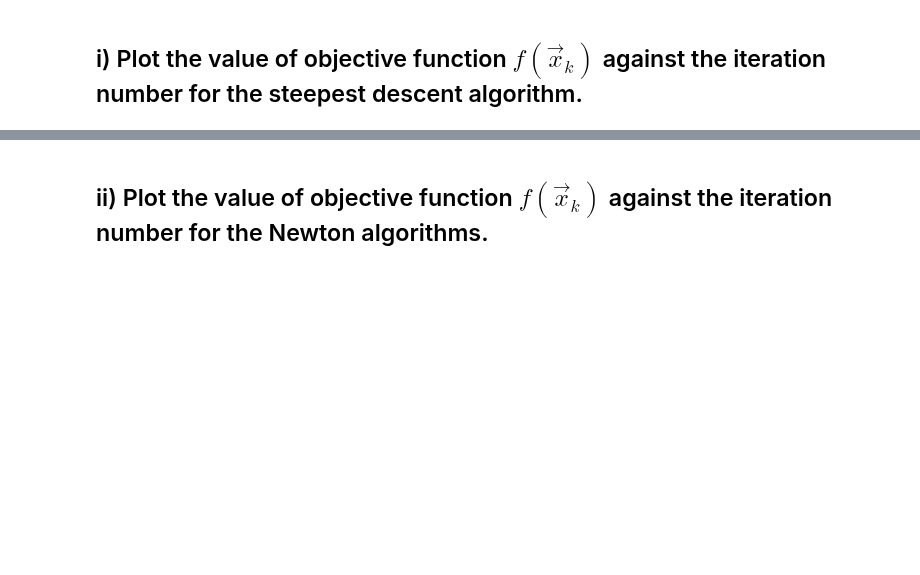
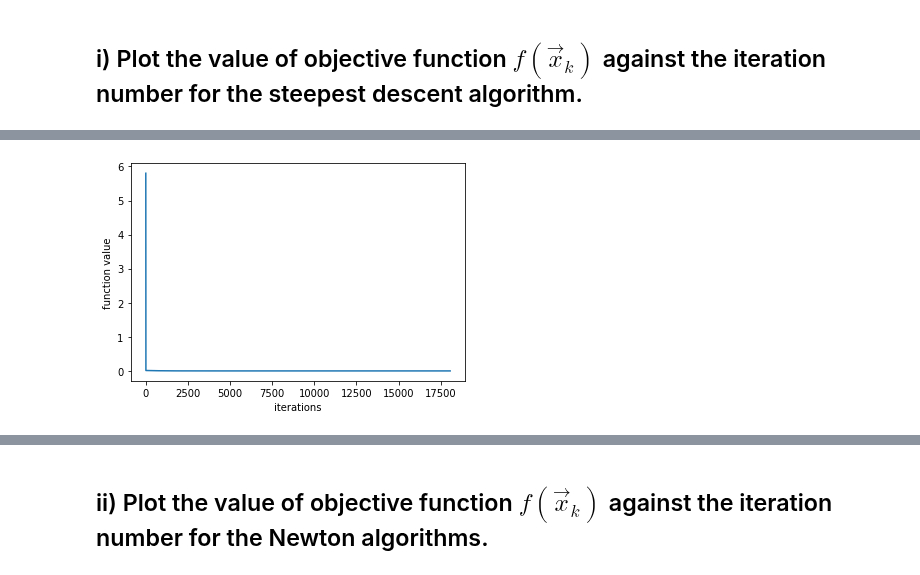
Before and after one commit to wpmcgrath95/MATH-693A-Advanced-Numerical-Methods, a Jupyter notebook: python/Homework1.ipynb, the cells around one changed output, grey strips where cells are left out. Cells and saved outputs as stored; diff of their text form; code cells hidden in the pictures; blank space fills up the shorter version.

```diff
--- a/python/Homework1.ipynb
+++ b/python/Homework1.ipynb
@@ -180,8 +303,8 @@ sd_2_df.tail(6)
 ### Steepest Descent
 # %%
 # answer to problem 1a for x0 = [1.2, 1.2] using steepest descent
-sd_1_df = steepest_descent([1.2, 1.2], obj_func, gradient, 10**-8, abs_stop=False)
-sd_1_df.head(6) # first 6 rows for x0 = [1.2, 1.2]
+sd_1b_df = steepest_descent([1.2, 1.2], obj_func, gradient, 10**-8, abs_stop=False)
+sd_1b_df.head(6) # first 6 rows for x0 = [1.2, 1.2]
 # %% [output]
 |  | iteration | xbar | f(xbar) | pbar | alpha |
 | 0 | 1 | [1.2, 1.2] | 5.8 | [-0.9235489582482737, 0.383480536... | 0.125 |
@@ -236,0 +451,7 @@ sd_2_df.tail(6)
+# %%
+# x0 = [1.2, 1.2] for sd_1b_df
+plt.plot(sd_1b_df['iteration'], sd_1b_df['f(xbar)'])
+plt.xlabel("iterations")
+plt.ylabel("function value");
+# %% [output]
+[figure, added]
```
Also changed, not shown: parts of 36 cells of this notebook.
